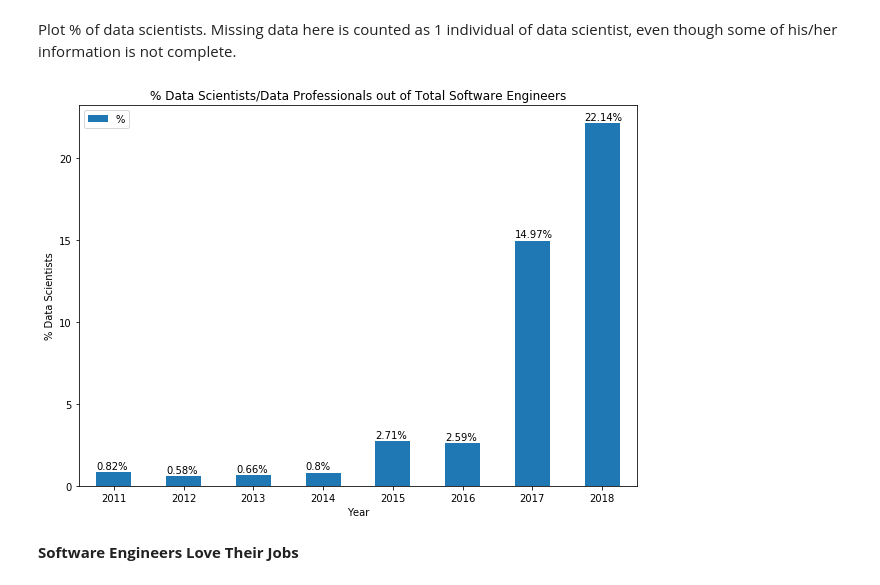
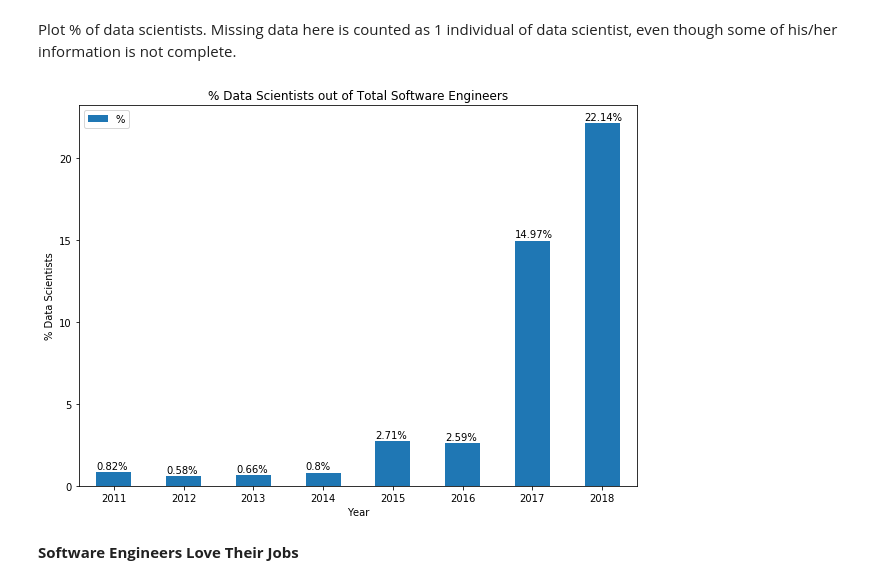
Before and after one commit to chen-bowen/Data_Science_Portfolio, a Jupyter notebook: Project 4 - Data Science Blog/Understanding the Career of Data Scientists.ipynb, the cells around one changed output. Saved outputs shown, nothing was run; the diff lists cells and outputs as text; code cells hidden in the pictures.

```diff
--- a/Project 4 - Data Science Blog/Understanding the Career of Data Scientists.ipynb
+++ b/Project 4 - Data Science Blog/Understanding the Career of Data Scientists.ipynb
@@ -57,25 +57,25 @@ Plot % of data scientists. Missing data here is counted as 1 individual of data
 # %%
 active_users = pd.DataFrame.from_dict({i: len(survey_results[i]) for i in survey_results},
                        orient='index',
                        columns = ['User Count'])
 
 active_data_scientists = pd.DataFrame.from_dict({i: len(data_scientists[i]) for i in data_scientists},
                        orient='index',
                        columns = ['User Count'])
 
 
 ax =(active_data_scientists/active_users * 100).plot.bar(figsize = (10, 7))
 
 plt.xlabel('Year')
 plt.ylabel('% Data Scientists')
 plt.xticks(rotation = 0)
 plt.legend("% data scientists")
-plt.title("% Data Scientists/Data Professionals out of Total Software Engineers")
+plt.title("% Data Scientists out of Total Software Engineers")
 for p in ax.patches:
     ax.annotate(str(round(p.get_height(), 2))+ '%', (p.get_x(), p.get_height() + 0.2))
 plt.show()
 # %% [output]
-[figure, old version]
+[figure, new version]
 # %% [markdown]
 **Software Engineers Love Their Jobs**
 # %% [markdown]
```
Also changed, not shown: parts of 8 cells of this notebook.
